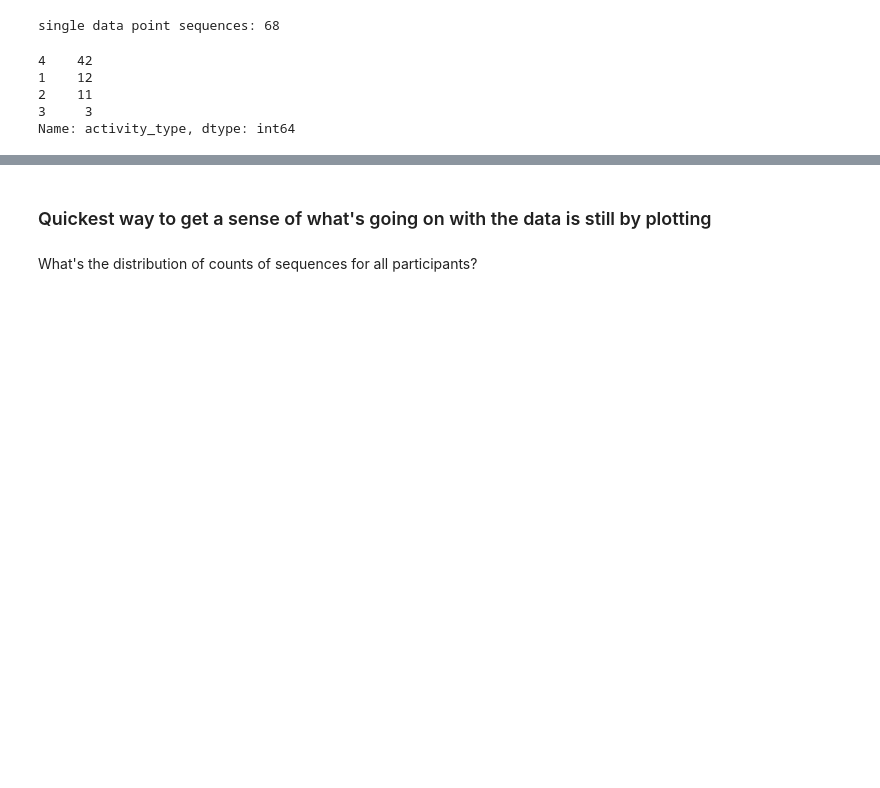
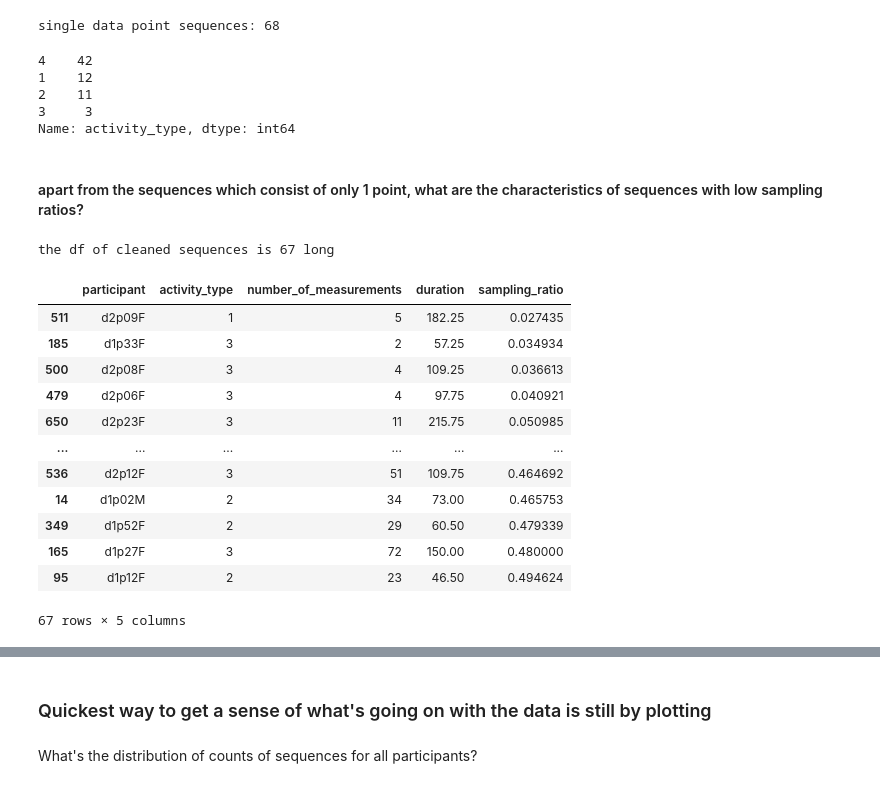
Before and after one commit to ym-pett/motiondetection, a Jupyter notebook: notebooks/descriptive_statistics.ipynb, the cells around one changed output, grey strips where cells are left out. Saved outputs shown, nothing was run; the diff lists cells and outputs as text; code cells hidden in the pictures; blank space fills up the shorter version.

```diff
--- a/notebooks/descriptive_statistics.ipynb
+++ b/notebooks/descriptive_statistics.ipynb
@@ -130,3 +130,27 @@ single data point sequences: 68
 2    11
 3     3
 Name: activity_type, dtype: int64
+# %% [markdown]
+#### apart from the sequences which consist of only 1 point, what are the characteristics of sequences with low sampling ratios?
+# %%
+upper = 0.5
+
+c_df = seq_df.loc[(seq_df['sampling_ratio'] > 0.00) & (seq_df['sampling_ratio'] < upper)].sort_values(by=['sampling_ratio'])
+
+print('the df of cleaned sequences is', len(c_df), 'long')
+c_df
+# %% [output]
+the df of cleaned sequences is 67 long
+|  | participant | activity_type | number_of_measurements | duration | sampling_ratio |
+| 511 | d2p09F | 1 | 5 | 182.25 | 0.027435 |
+| 185 | d1p33F | 3 | 2 | 57.25 | 0.034934 |
+| 500 | d2p08F | 3 | 4 | 109.25 | 0.036613 |
+| 479 | d2p06F | 3 | 4 | 97.75 | 0.040921 |
+| 650 | d2p23F | 3 | 11 | 215.75 | 0.050985 |
+| ... | ... | ... | ... | ... | ... |
+| 536 | d2p12F | 3 | 51 | 109.75 | 0.464692 |
+| 14 | d1p02M | 2 | 34 | 73.00 | 0.465753 |
+| 349 | d1p52F | 2 | 29 | 60.50 | 0.479339 |
+| 165 | d1p27F | 3 | 72 | 150.00 | 0.480000 |
+| 95 | d1p12F | 2 | 23 | 46.50 | 0.494624 |
+67 rows × 5 columns
```
Also changed, not shown: parts of 3 cells of this notebook.
